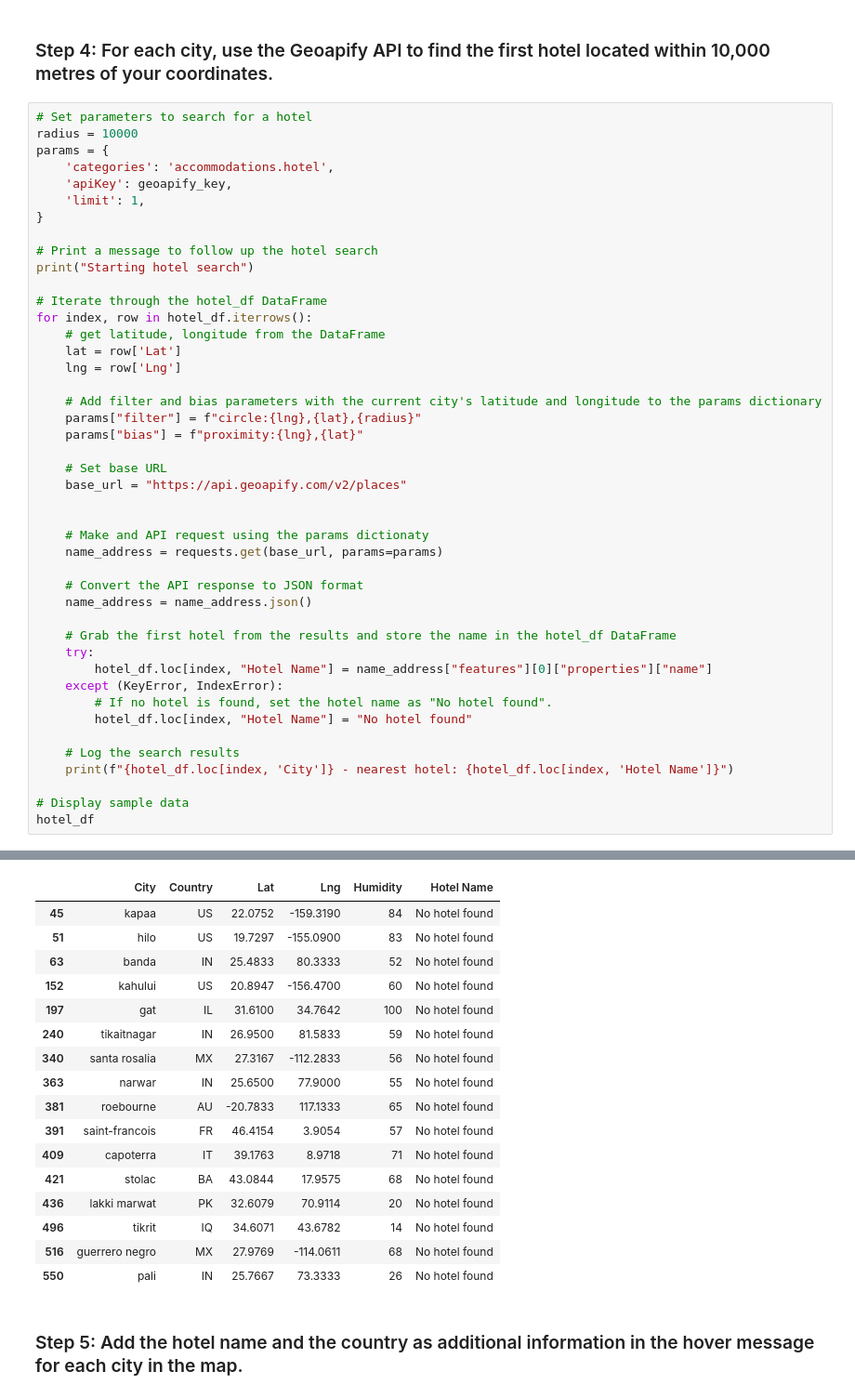
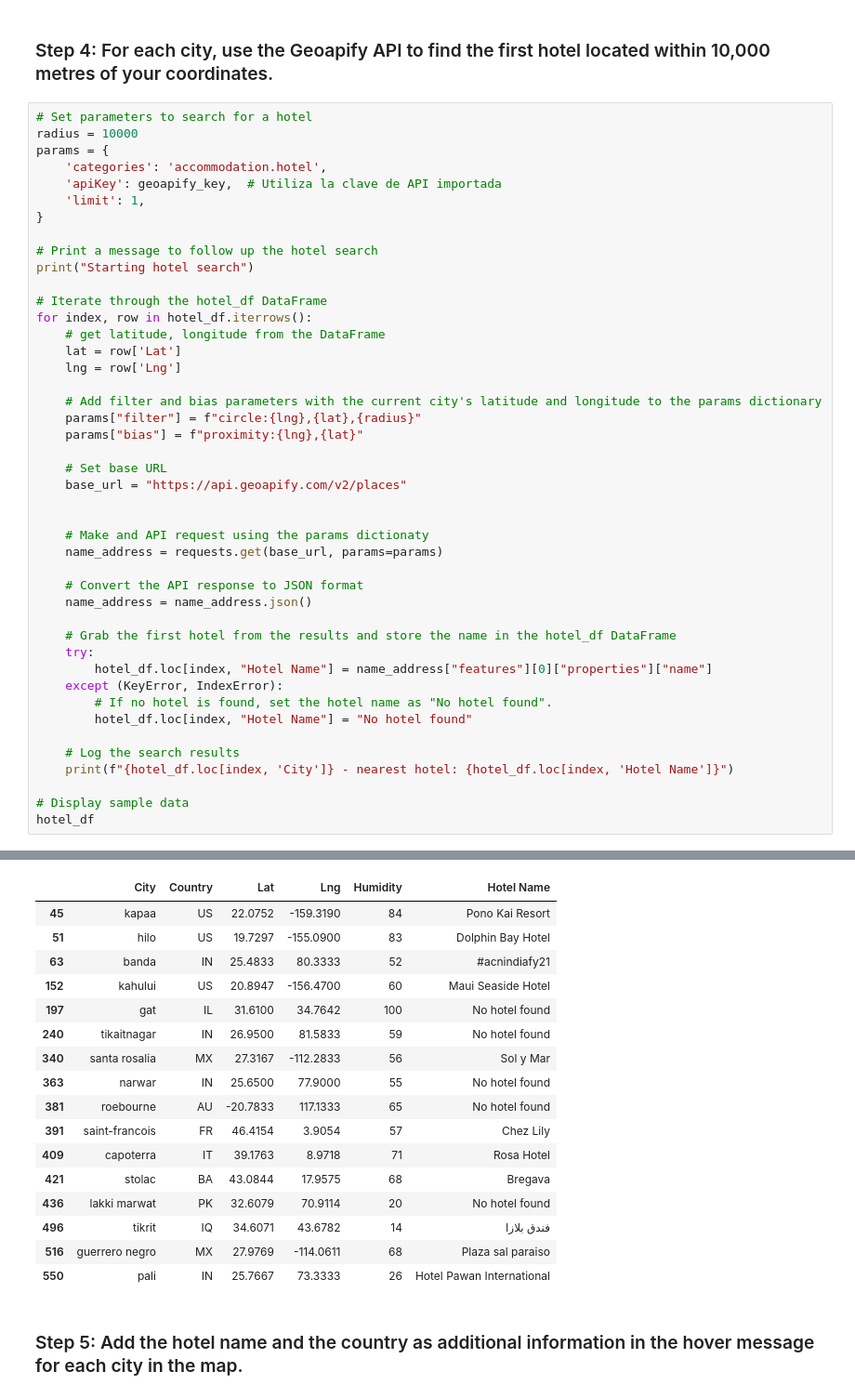
Before and after one commit to HariRivera/python-api-challenge, a Jupyter notebook: Weather PY/VacationPy.ipynb, the cells around one changed output, grey strips where cells are left out. Shown at 93% size. Cells and saved outputs as stored; diff of their text form.

```diff
--- a/Weather PY/VacationPy.ipynb
+++ b/Weather PY/VacationPy.ipynb
@@ -120,8 +120,8 @@ hotel_df
 # Set parameters to search for a hotel
 radius = 10000
 params = {
-    'categories': 'accommodations.hotel',
-    'apiKey': geoapify_key,
+    'categories': 'accommodation.hotel',
+    'apiKey': geoapify_key,  # Utiliza la clave de API importada
     'limit': 1,
 }
 
@@ -181,19 +181,19 @@ pali - nearest hotel: No hotel found
 |  | City | Country | Lat | Lng | Humidity | Hotel Name |
-| 45 | kapaa | US | 22.0752 | -159.3190 | 84 | No hotel found |
-| 51 | hilo | US | 19.7297 | -155.0900 | 83 | No hotel found |
-| 63 | banda | IN | 25.4833 | 80.3333 | 52 | No hotel found |
-| 152 | kahului | US | 20.8947 | -156.4700 | 60 | No hotel found |
+| 45 | kapaa | US | 22.0752 | -159.3190 | 84 | Pono Kai Resort |
+| 51 | hilo | US | 19.7297 | -155.0900 | 83 | Dolphin Bay Hotel |
+| 63 | banda | IN | 25.4833 | 80.3333 | 52 | #acnindiafy21 |
+| 152 | kahului | US | 20.8947 | -156.4700 | 60 | Maui Seaside Hotel |
 | 197 | gat | IL | 31.6100 | 34.7642 | 100 | No hotel found |
 | 240 | tikaitnagar | IN | 26.9500 | 81.5833 | 59 | No hotel found |
-| 340 | santa rosalia | MX | 27.3167 | -112.2833 | 56 | No hotel found |
+| 340 | santa rosalia | MX | 27.3167 | -112.2833 | 56 | Sol y Mar |
 | 363 | narwar | IN | 25.6500 | 77.9000 | 55 | No hotel found |
 | 381 | roebourne | AU | -20.7833 | 117.1333 | 65 | No hotel found |
-| 391 | saint-francois | FR | 46.4154 | 3.9054 | 57 | No hotel found |
-| 409 | capoterra | IT | 39.1763 | 8.9718 | 71 | No hotel found |
-| 421 | stolac | BA | 43.0844 | 17.9575 | 68 | No hotel found |
+| 391 | saint-francois | FR | 46.4154 | 3.9054 | 57 | Chez Lily |
+| 409 | capoterra | IT | 39.1763 | 8.9718 | 71 | Rosa Hotel |
+| 421 | stolac | BA | 43.0844 | 17.9575 | 68 | Bregava |
 | 436 | lakki marwat | PK | 32.6079 | 70.9114 | 20 | No hotel found |
-| 496 | tikrit | IQ | 34.6071 | 43.6782 | 14 | No hotel found |
-| 516 | guerrero negro | MX | 27.9769 | -114.0611 | 68 | No hotel found |
-| 550 | pali | IN | 25.7667 | 73.3333 | 26 | No hotel found |
+| 496 | tikrit | IQ | 34.6071 | 43.6782 | 14 | فندق بلازا |
+| 516 | guerrero negro | MX | 27.9769 | -114.0611 | 68 | Plaza sal paraiso |
+| 550 | pali | IN | 25.7667 | 73.3333 | 26 | Hotel Pawan International |
 # %% [markdown]
 ### Step 5: Add the hotel name and the country as additional information in the hover message for each city in the map.
```
Also changed, not shown: parts of 3 cells of this notebook, 1 other file.
